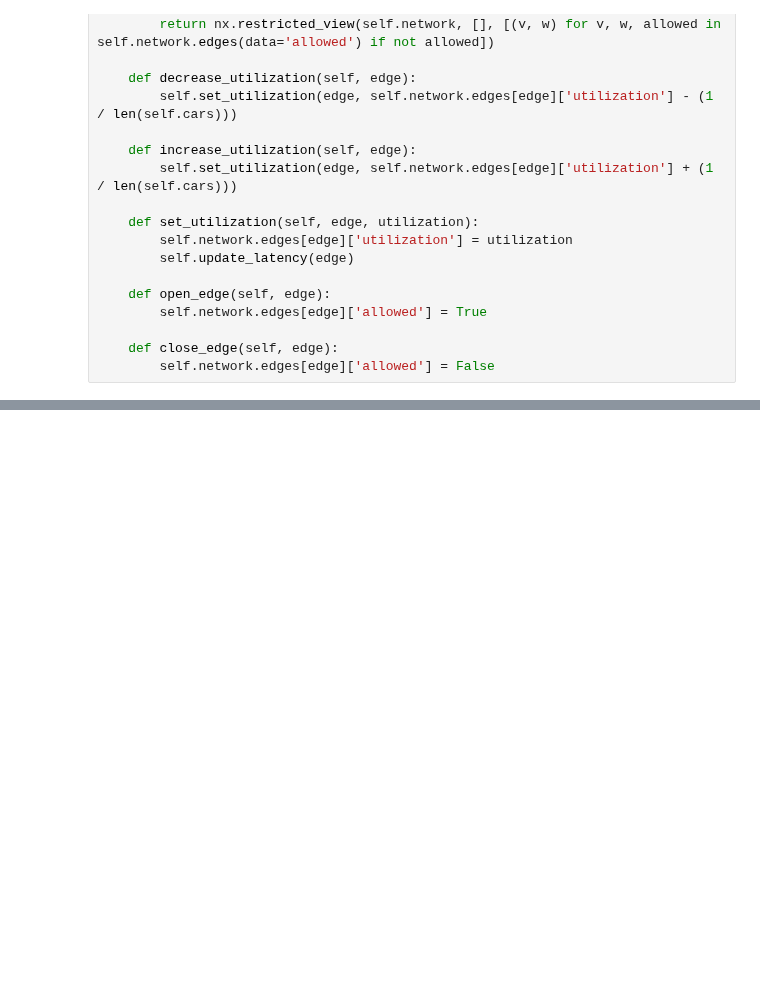
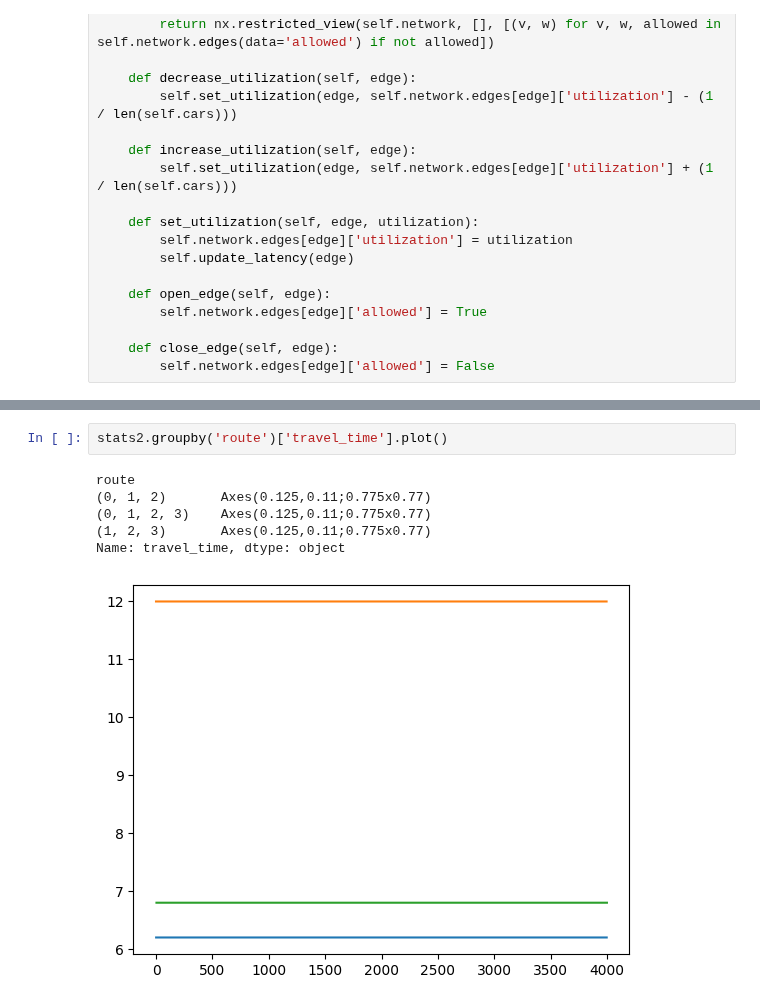
Before and after one commit to michoest/aamas-2024, a Jupyter notebook: src/traffic/v1/one_step.ipynb, the cells around one changed output, grey strips where cells are left out. Saved outputs shown, nothing was run; the diff lists cells and outputs as text; blank space fills up the shorter version.

```diff
--- a/src/traffic/v1/one_step.ipynb
+++ b/src/traffic/v1/one_step.ipynb
@@ -135,0 +171,9 @@ stats['social_welfare'].plot()
+# %%
+stats2.groupby('route')['travel_time'].plot()
+# %% [output]
+route
+(0, 1, 2)       Axes(0.125,0.11;0.775x0.77)
+(0, 1, 2, 3)    Axes(0.125,0.11;0.775x0.77)
+(1, 2, 3)       Axes(0.125,0.11;0.775x0.77)
+Name: travel_time, dtype: object
+[figure, added]
```
Also changed, not shown: parts of 17 cells of this notebook, 1 other file.
